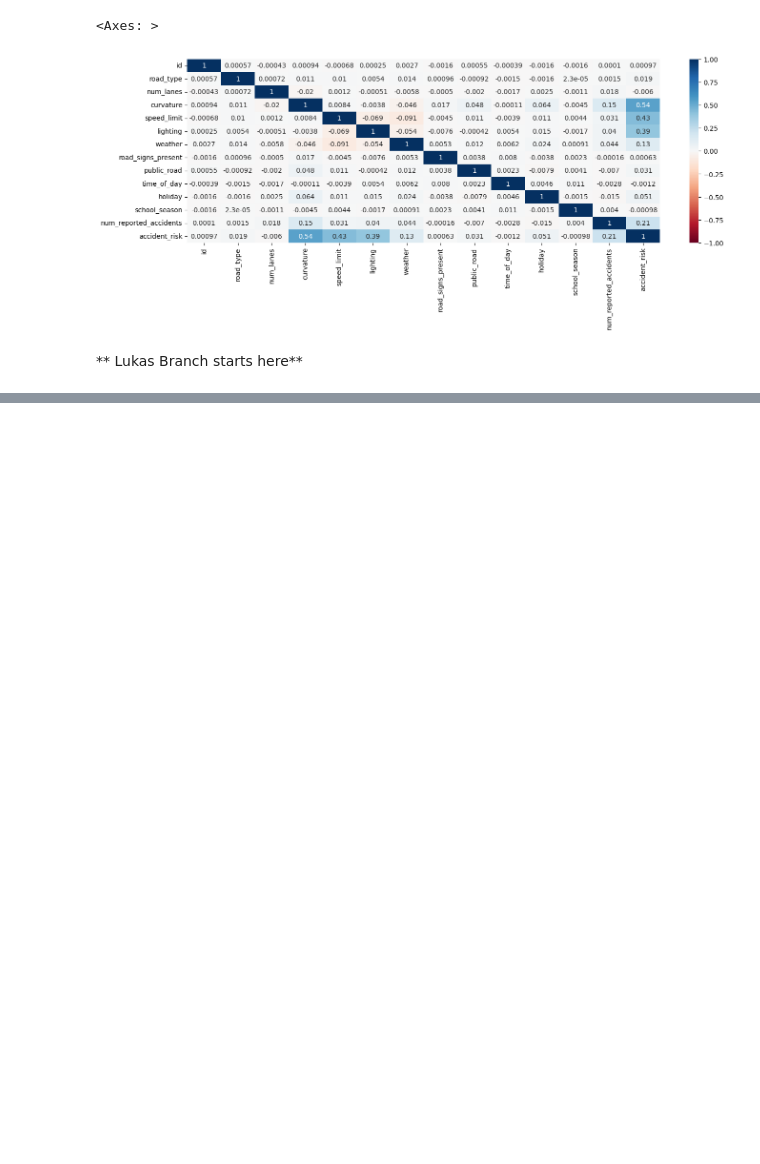
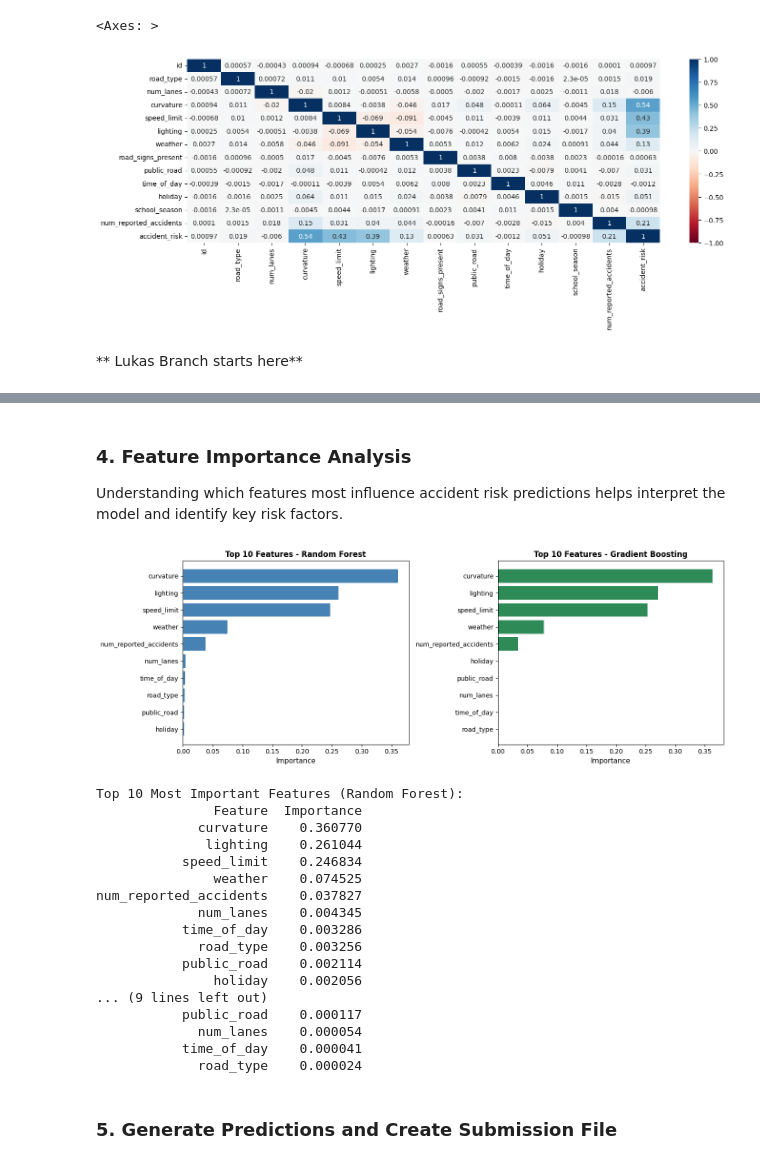
Before and after one commit to brag-v/ai-industry-project, a Jupyter notebook: src/main.ipynb, the cells around one changed output, grey strips where cells are left out. Saved outputs shown, nothing was run; the diff lists cells and outputs as text; code cells hidden in the pictures; blank space fills up the shorter version.

```diff
--- a/src/main.ipynb
+++ b/src/main.ipynb
@@ -69,0 +323,60 @@ seaborn.heatmap(train.corr(method="pearson"), annot=True,vmin=-1, vmax=1, cmap="
+# %% [markdown]
+### 4. Feature Importance Analysis
+
+Understanding which features most influence accident risk predictions helps interpret the model and identify key risk factors.
+# %%
+# Extract feature importances from ensemble models
+feature_importance_rf = pd.DataFrame({
+    'Feature': X_train.columns,
+    'Importance': rf_model.feature_importances_
+}).sort_values('Importance', ascending=False)
+
+feature_importance_gb = pd.DataFrame({
+    'Feature': X_train.columns,
+    'Importance': gb_model.feature_importances_
+}).sort_values('Importance', ascending=False)
+
+# Visualize feature importance
+fig, axes = plt.subplots(1, 2, figsize=(14, 5))
+
+# Random Forest Feature Importance
+axes[0].barh(feature_importance_rf['Feature'][:10], feature_importance_rf['Importance'][:10], color='steelblue')
+axes[0].set_xlabel('Importance', fontsize=11)
+axes[0].set_title('Top 10 Features - Random Forest', fontsize=12, fontweight='bold')
+axes[0].invert_yaxis()
+
+# Gradient Boosting Feature Importance
+axes[1].barh(feature_importance_gb['Feature'][:10], feature_importance_gb['Importance'][:10], color='seagreen')
+axes[1].set_xlabel('Importance', fontsize=11)
+axes[1].set_title('Top 10 Features - Gradient Boosting', fontsize=12, fontweight='bold')
+axes[1].invert_yaxis()
+
+plt.tight_layout()
+plt.show()
+
+print("\nTop 10 Most Important Features (Random Forest):")
+print(feature_importance_rf.head(10).to_string(index=False))
+
+print("\nTop 10 Most Important Features (Gradient Boosting):")
+print(feature_importance_gb.head(10).to_string(index=False))
+# %% [output]
+[figure, added]
+Top 10 Most Important Features (Random Forest):
+               Feature  Importance
+             curvature    0.360770
+              lighting    0.261044
+           speed_limit    0.246834
+               weather    0.074525
+num_reported_accidents    0.037827
+             num_lanes    0.004345
+           time_of_day    0.003286
+             road_type    0.003256
+           public_road    0.002114
+               holiday    0.002056
+... (9 lines left out)
+           public_road    0.000117
+             num_lanes    0.000054
+           time_of_day    0.000041
+             road_type    0.000024
+# %% [markdown]
+### 5. Generate Predictions and Create Submission File
```
Also changed, not shown: parts of 8 cells of this notebook, 1 other file.
